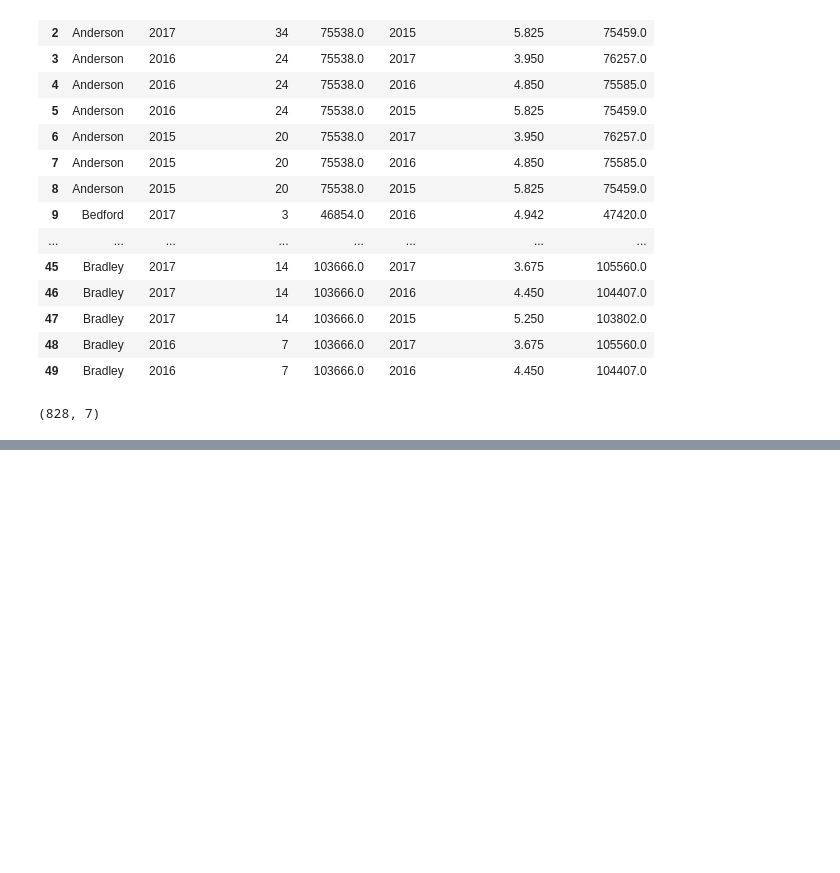
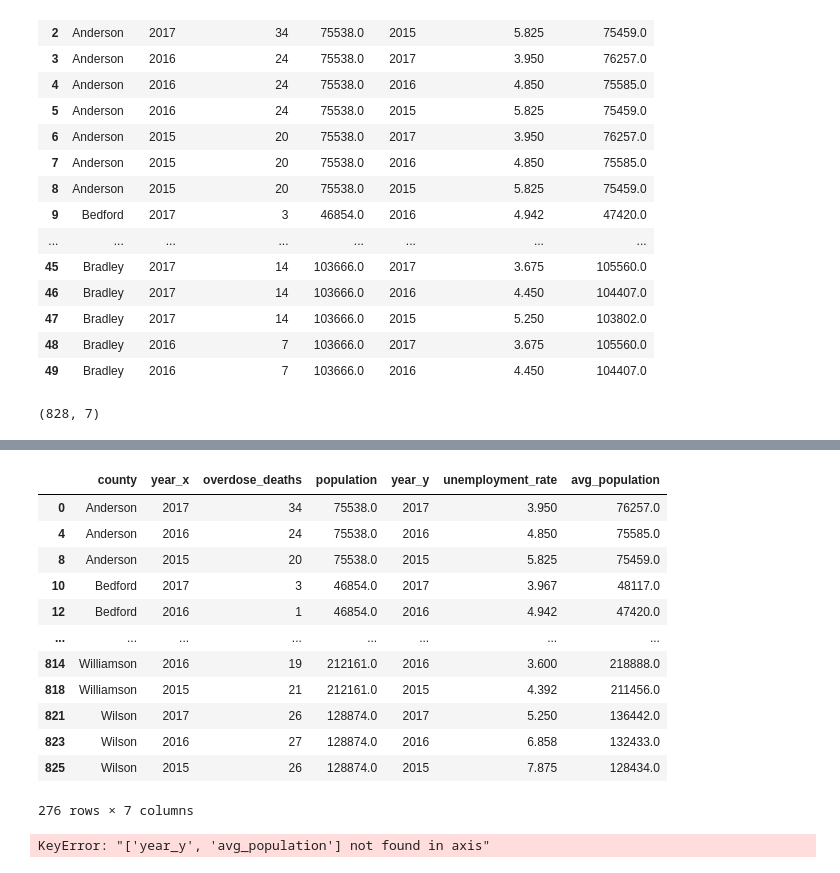
Before and after one commit to Luna-Agora/prescription-drugs-python-otto, a Jupyter notebook: Untitled.ipynb, the cells around one changed output, grey strips where cells are left out. Cells and saved outputs as stored; diff of their text form; code cells hidden in the pictures; blank space fills up the shorter version.

```diff
--- a/Untitled.ipynb
+++ b/Untitled.ipynb
@@ -141,0 +164,16 @@ population_merge.shape
+# %%
+population_merge
+# %% [output]
+|  | county | year_x | overdose_deaths | population | year_y | unemployment_rate | avg_population |
+| 0 | Anderson | 2017 | 34 | 75538.0 | 2017 | 3.950 | 76257.0 |
+| 4 | Anderson | 2016 | 24 | 75538.0 | 2016 | 4.850 | 75585.0 |
+| 8 | Anderson | 2015 | 20 | 75538.0 | 2015 | 5.825 | 75459.0 |
+| 10 | Bedford | 2017 | 3 | 46854.0 | 2017 | 3.967 | 48117.0 |
+| 12 | Bedford | 2016 | 1 | 46854.0 | 2016 | 4.942 | 47420.0 |
+| ... | ... | ... | ... | ... | ... | ... | ... |
+| 814 | Williamson | 2016 | 19 | 212161.0 | 2016 | 3.600 | 218888.0 |
+| 818 | Williamson | 2015 | 21 | 212161.0 | 2015 | 4.392 | 211456.0 |
+| 821 | Wilson | 2017 | 26 | 128874.0 | 2017 | 5.250 | 136442.0 |
+| 823 | Wilson | 2016 | 27 | 128874.0 | 2016 | 6.858 | 132433.0 |
+| 825 | Wilson | 2015 | 26 | 128874.0 | 2015 | 7.875 | 128434.0 |
+276 rows × 7 columns
@@ -141,0 +182,4 @@ population_merge.shape
+# %%
+population_merge = population_merge.drop(columns=['year_y', 'avg_population'])
+# %% [output]
+KeyError: "['year_y', 'avg_population'] not found in axis"
```
Also changed, not shown: parts of 10 cells of this notebook.
